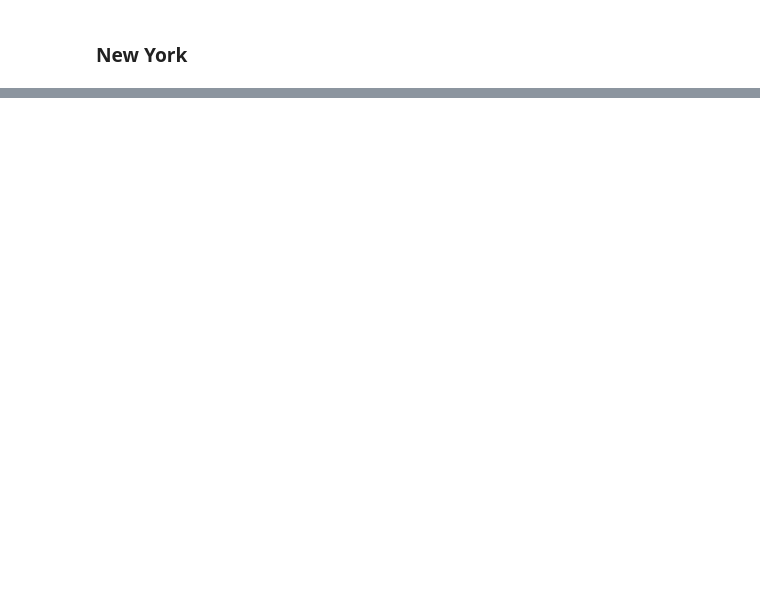
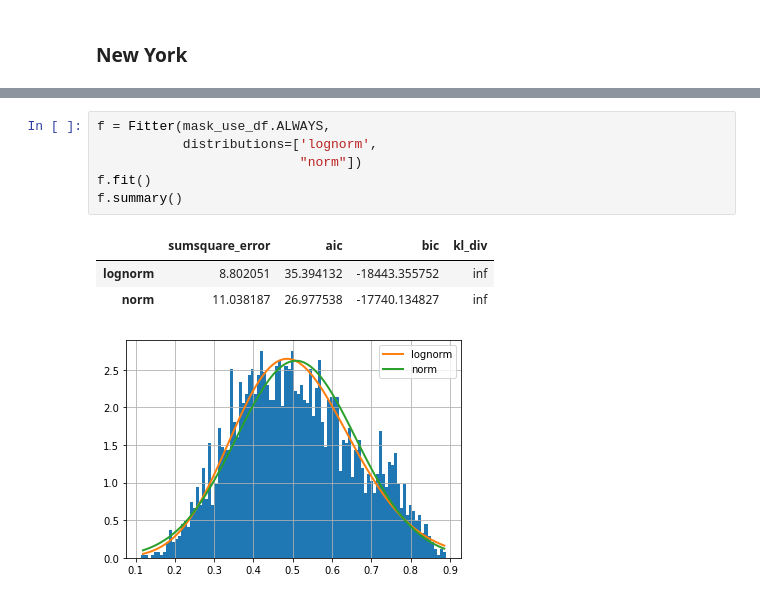
Before and after one commit to jcalvesoliveira/covid-us-state, a Jupyter notebook: notebooks/1.0-data-exploration.ipynb, the cells around one changed output, grey strips where cells are left out. Drawn from its saved outputs; the diff is of its cells as text; blank space fills up the shorter version.

```diff
--- a/notebooks/1.0-data-exploration.ipynb
+++ b/notebooks/1.0-data-exploration.ipynb
@@ -282,0 +347,11 @@ The data provide enough statistical evidence to say that, the proportion of covi
+# %%
+f = Fitter(mask_use_df.ALWAYS,
+           distributions=['lognorm',
+                          "norm"])
+f.fit()
+f.summary()
+# %% [output]
+|  | sumsquare_error | aic | bic | kl_div |
+| lognorm | 8.802051 | 35.394132 | -18443.355752 | inf |
+| norm | 11.038187 | 26.977538 | -17740.134827 | inf |
+[figure, added]
```
Also changed, not shown: parts of 38 cells of this notebook, 36 other files.
